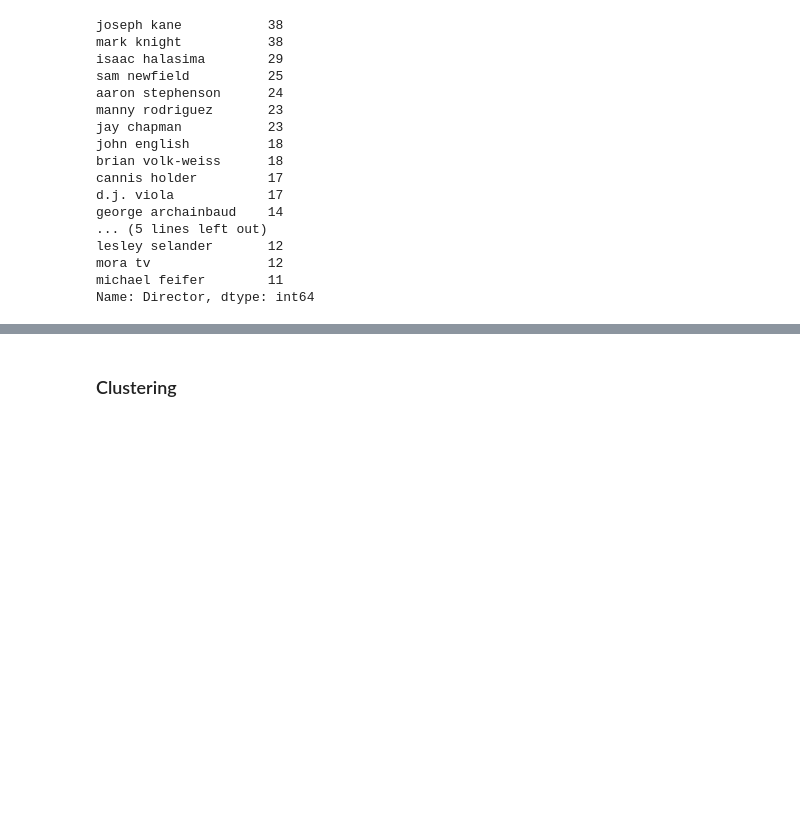
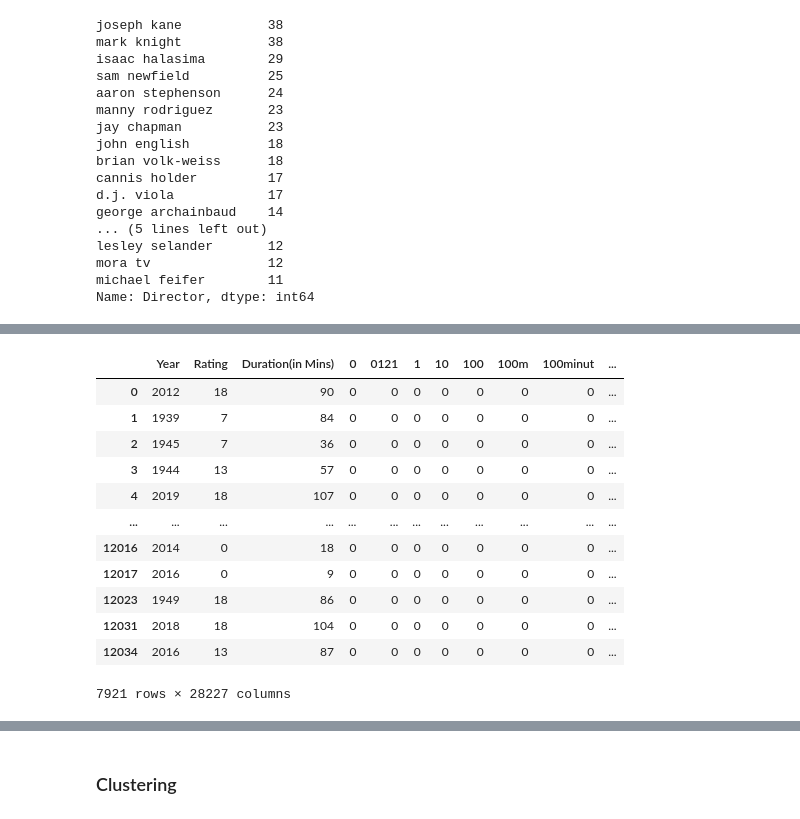
Before and after one commit to ale-rei/reitano-amazon-prime-and-tv-shows, a Jupyter notebook: alessioreitano.ipynb, the cells around one changed output, grey strips where cells are left out. Saved outputs shown, nothing was run; the diff lists cells and outputs as text; code cells hidden in the pictures; blank space fills up the shorter version.

```diff
--- a/alessioreitano.ipynb
+++ b/alessioreitano.ipynb
@@ -495,0 +528,17 @@ X = pca.fit_transform(df3)
+# %%
+df_p = pd.DataFrame(df3)
+df_p
+# %% [output]
+|  | Year | Rating | Duration(in Mins) | 0 | 0121 | 1 | 10 | 100 | 100m | 100minut | ... |
+| 0 | 2012 | 18 | 90 | 0 | 0 | 0 | 0 | 0 | 0 | 0 | ... |
+| 1 | 1939 | 7 | 84 | 0 | 0 | 0 | 0 | 0 | 0 | 0 | ... |
+| 2 | 1945 | 7 | 36 | 0 | 0 | 0 | 0 | 0 | 0 | 0 | ... |
+| 3 | 1944 | 13 | 57 | 0 | 0 | 0 | 0 | 0 | 0 | 0 | ... |
+| 4 | 2019 | 18 | 107 | 0 | 0 | 0 | 0 | 0 | 0 | 0 | ... |
+| ... | ... | ... | ... | ... | ... | ... | ... | ... | ... | ... | ... |
+| 12016 | 2014 | 0 | 18 | 0 | 0 | 0 | 0 | 0 | 0 | 0 | ... |
+| 12017 | 2016 | 0 | 9 | 0 | 0 | 0 | 0 | 0 | 0 | 0 | ... |
+| 12023 | 1949 | 18 | 86 | 0 | 0 | 0 | 0 | 0 | 0 | 0 | ... |
+| 12031 | 2018 | 18 | 104 | 0 | 0 | 0 | 0 | 0 | 0 | 0 | ... |
+| 12034 | 2016 | 13 | 87 | 0 | 0 | 0 | 0 | 0 | 0 | 0 | ... |
+7921 rows × 28227 columns
```
Also changed, not shown: parts of 27 cells of this notebook.
